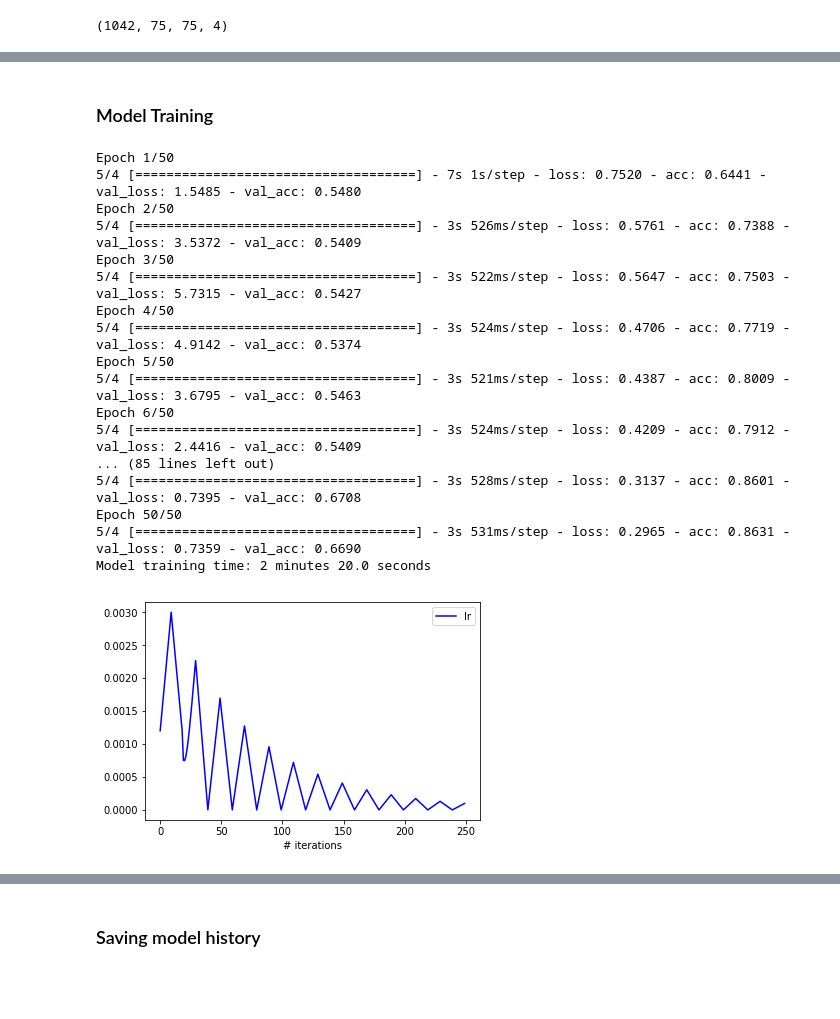
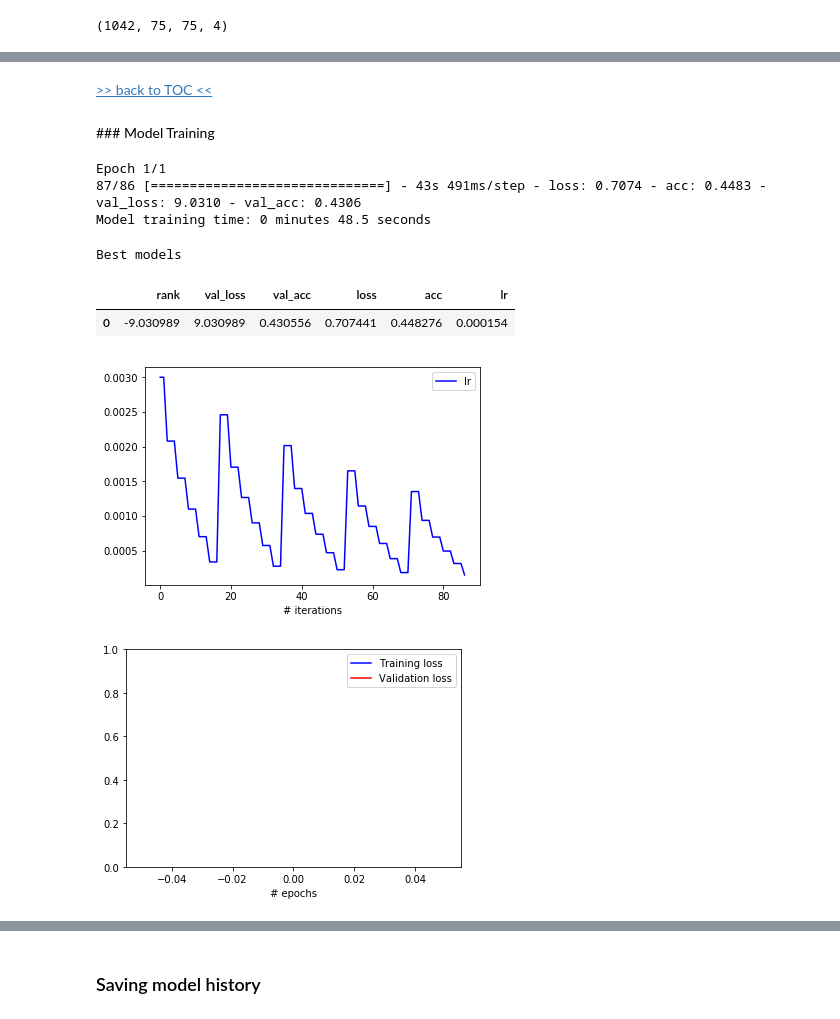
Before and after one commit to MarekKZielinski/Statoil-C-CORE-Iceberg-Classifier-Challenge, a Jupyter notebook: Iceberg-notebook-volta.ipynb, the cells around one changed output, grey strips where cells are left out. Saved outputs shown, nothing was run; the diff lists cells and outputs as text; code cells hidden in the pictures; blank space fills up the shorter version.

Commit message:
added step_patience to cyclicLR

```diff
--- a/Iceberg-notebook-volta.ipynb
+++ b/Iceberg-notebook-volta.ipynb
@@ -320,0 +368,3 @@ len(KFolds)
+# %%
+#set noise params
+aug_noise=((0,0,0,0),(0.25,0.25,0.05,0.05))
@@ -432,0 +487,10 @@ def denoising(img):
+# %%
+validation_generator = datagen_angle.flow(X_val_tune, y_val_tune, batch_size=256,
+                                          noise_on=False, noise=aug_noise)
+X_val_tune2 = X_val_tune
+y_val_tune2 = y_val_tune
+for _ in tqdm(range(5)):
+    x_new, y_new_df = get_augmented(validation_generator)
+    X_val_tune2 = np.append(X_val_tune2, x_new, axis=0)
+    y_val_tune2 = pd.concat([y_val_tune2, y_new_df])
+X_val_tune2.shape
@@ -550,3 +636,3 @@ def denoising(img):
 # %%
-model_code="CNN_2018_01_23_v02"
-model_comment="2 CNN inputs 3,3 conv filters, na=0"
+model_code="CNN_2018_01_24_v03"
+model_comment="2 CNN inputs + simplified inception block + noise augmentation, na=0"
@@ -686,4 +843,7 @@ ________________________________________________________________________________
+# %% [markdown]
+[>> back to TOC <<](#toc)
 # %% [markdown]
+<a name="model-training"/>
 ### Model Training
 # %%
 #name init
@@ -693,42 +853,29 @@ model_best_weights_path = model_path + "weights." + model_code + "_" + model_tim
 # %%
 #addtional training epochs - warm start
 #lScheduler = LScheduler(initial_lrate=0.000001, drop=0.66, patience=3)
-modelEnsemble2 = ModelHistory(listSize=1)
-lScheduler = CyclicLR(base_lr=0.001, max_lr=0.003,
-                                 step_size=10, mode='triangular3', beta=0.33, theta=0.22)
+modelEnsemble = ModelHistory(listSize=33)
+lScheduler = CyclicLR(base_lr=1e-7, max_lr=0.003,
+                      step_size=9, mode='triangular4',
+                      beta=0.22, theta=0.22, gamma=0.66, step_patience=3)
 callbacks = get_callbacks(filepath=model_best_weights_path, save_to_disc=False, lScheduler=lScheduler,
-                          modelHistoryCallback=modelEnsemble2)
-model_f.compile(optimizer=Adam(lr=1e-7),loss='binary_crossentropy',metrics=['accuracy'])
+                          modelHistoryCallback=modelEnsemble)
+model_f.compile(optimizer=Adam(lr=1e-3),loss='binary_crossentropy',metrics=['accuracy'])
 start_time = time.monotonic()
 
 H1 = model_f.fit_generator(datagen_angle.flow(X_train_sample, y_train_sample, batch_size=256, shuffle=True,
-                                             noise_on=True,noise=((0.5,0.25,5,0.25),(0.5,0.25,5,0.25))),
-                    steps_per_epoch=len(X_train_sample)/256,
-                    validation_data=datagen_angle_val.flow(X_val, y_val, batch_size=48, shuffle=False,
-                                             noise_on=True,noise=((0.5,0.25,5,0.25),(0.5,0.25,5,0.25))),
+                                             noise_on=True,noise=aug_noise),
+                    steps_per_epoch=len(X_train_sample)/64,
+                    validation_data=datagen_angle_val.flow(X_val_tune2, y_val_tune2, batch_size=48, shuffle=False,
+                                             noise_on=False,noise=aug_noise),
                     validation_steps=len(X_val)/48,
                     #validation_data=[X_val,y_val],
-                    epochs=50, callbacks=callbacks,
+                    epochs=75, callbacks=callbacks,
                     verbose=1)
 
 model_time = time.monotonic() - start_time
 print("Model training time: " + '{:d}'.format(int(model_time // 60)) + " minutes "
       + '{:.1f}'.format(model_time % 60) + " seconds")
 # %% [output]
-Epoch 1/50
-5/4 [====================================] - 7s 1s/step - loss: 0.7520 - acc: 0.6441 - val_loss: 1.5485 - val_acc: 0.5480
-Epoch 2/50
-5/4 [====================================] - 3s 526ms/step - loss: 0.5761 - acc: 0.7388 - val_loss: 3.5372 - val_acc: 0.5409
-Epoch 3/50
-5/4 [====================================] - 3s 522ms/step - loss: 0.5647 - acc: 0.7503 - val_loss: 5.7315 - val_acc: 0.5427
-Epoch 4/50
-5/4 [====================================] - 3s 524ms/step - loss: 0.4706 - acc: 0.7719 - val_loss: 4.9142 - val_acc: 0.5374
-Epoch 5/50
-5/4 [====================================] - 3s 521ms/step - loss: 0.4387 - acc: 0.8009 - val_loss: 3.6795 - val_acc: 0.5463
-Epoch 6/50
-5/4 [====================================] - 3s 524ms/step - loss: 0.4209 - acc: 0.7912 - val_loss: 2.4416 - val_acc: 0.5409
-... (85 lines left out)
-5/4 [====================================] - 3s 528ms/step - loss: 0.3137 - acc: 0.8601 - val_loss: 0.7395 - val_acc: 0.6708
-Epoch 50/50
-5/4 [====================================] - 3s 531ms/step - loss: 0.2965 - acc: 0.8631 - val_loss: 0.7359 - val_acc: 0.6690
-Model training time: 2 minutes 20.0 seconds
+Epoch 1/1
+87/86 [==============================] - 43s 491ms/step - loss: 0.7074 - acc: 0.4483 - val_loss: 9.0310 - val_acc: 0.4306
+Model training time: 0 minutes 48.5 seconds
@@ -735,8 +885,23 @@ Model training time: 2 minutes 20.0 seconds
+# %%
+print("Best models")
+modelEnsemble.head(3)
+# %% [output]
+Best models
+|  | rank | val_loss | val_acc | loss | acc | lr |
+| 0 | -9.030989 | 9.030989 | 0.430556 | 0.707441 | 0.448276 | 0.000154 |
 # %%
 h = lScheduler.history
 plt.plot(h['lr'], color="b", label='lr')
 plt.legend()
 plt.xlabel('# iterations')
 plt.show()
+
+plt.plot(H1.history['loss'], color="b", label='Training loss')
+plt.plot(H1.history['val_loss'], color="r", label='Validation loss')
+plt.legend()
+plt.xlabel('# epochs')
+plt.ylim(0,1)
+plt.show()
 # %% [output]
-[figure, old version]
+[figure, new version]
+[figure, added]
```
Also changed, not shown: parts of 163 cells of this notebook, 3 other files.
